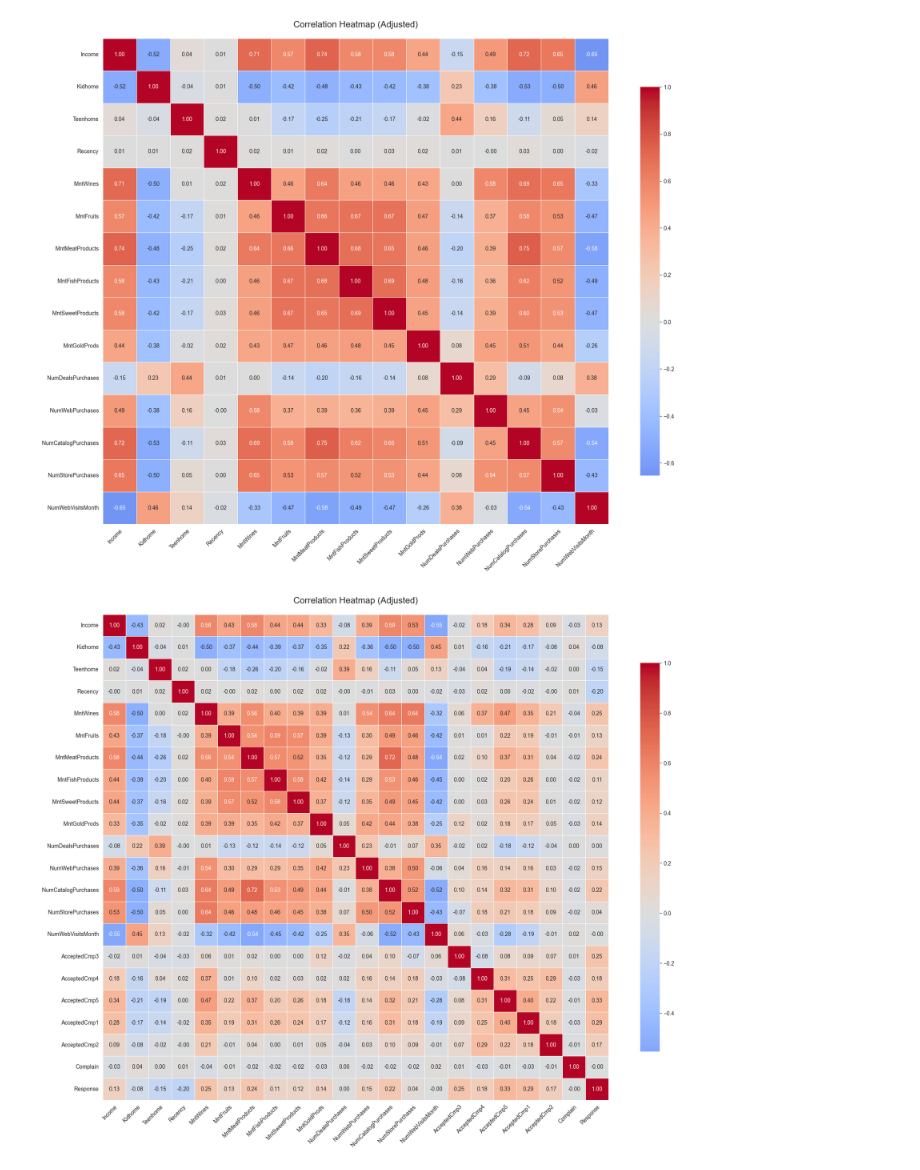
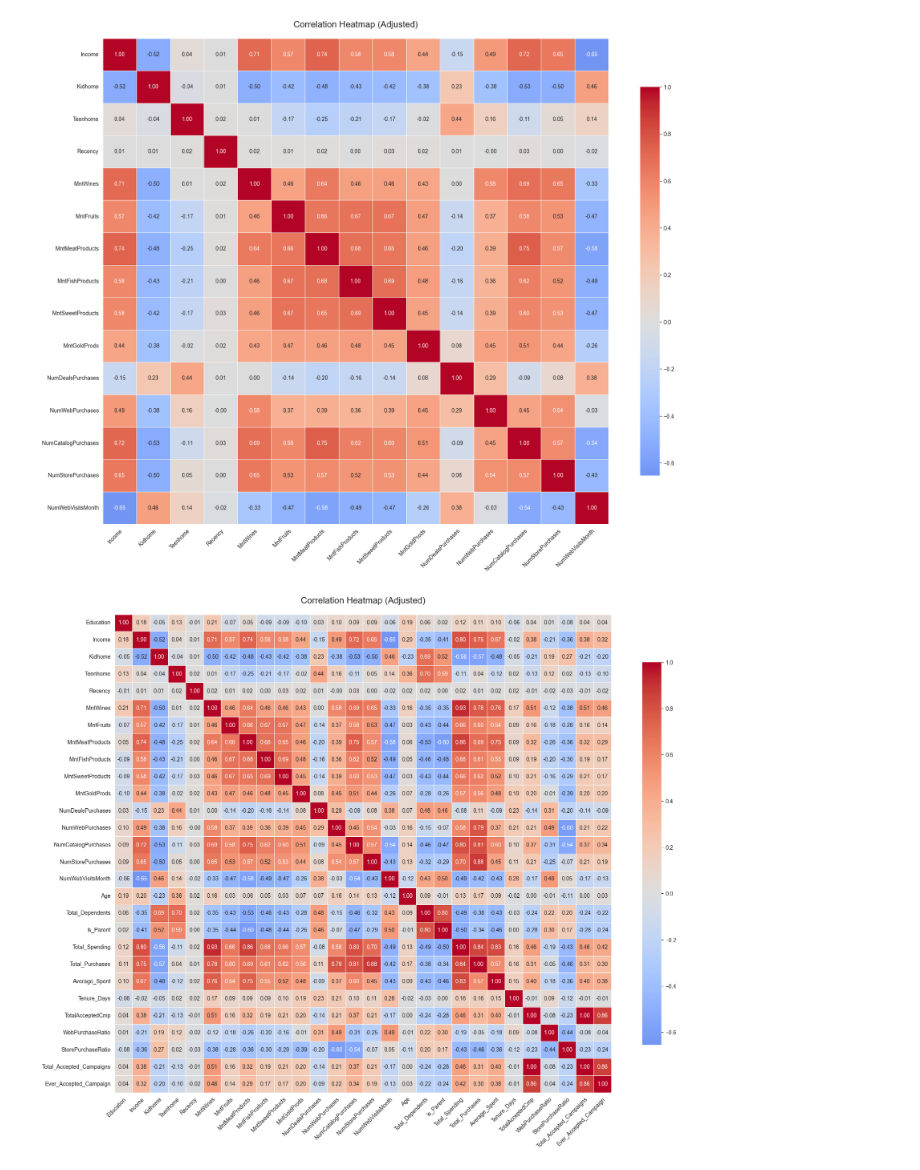
Before and after one commit to martinaainembabazi/GROUP-D-DATA-SCIENCE-PROJECT-ON-CUSTOMER-SEGMENTATION, a Jupyter notebook: customersegmentation.ipynb, the cells around one changed output. Cells and saved outputs as stored; diff of their text form; code cells hidden in the pictures.

```diff
--- a/customersegmentation.ipynb
+++ b/customersegmentation.ipynb
@@ -532,49 +552,47 @@ plt.show()
 # %% [output]
 [figure]
 # %%
-import pandas as pd
-import seaborn as sns
-import matplotlib.pyplot as plt
+
 
 #this is the heatmap for the featured csv
 
 # Load data
-df = pd.read_csv('featured_customer_segmentation_updated.csv')
+df = pd.read_csv('featured_customer_segmentation.csv')
 
 # Select numerical columns (exclude IDs/constants)
 numerical_cols = df.select_dtypes(include=['int64', 'float64']).columns
-cols_to_drop = ['Dt_Customer','TotalAcceptedCmp','Marital_Status','Education']
+cols_to_drop = ['ID','Year_Birth','Dt_Customer','Complain','Response','AcceptedCmp1','AcceptedCmp2','AcceptedCmp3','AcceptedCmp4','AcceptedCmp5']
 numerical_cols = [col for col in numerical_cols if col not in cols_to_drop]
 
 # Calculate correlations
 corr_matrix = df[numerical_cols].corr()
 
 # Set up the plot
 plt.figure(figsize=(18, 14))  # Increased size for more columns
 
 # Create heatmap with adjustments
 heatmap = sns.heatmap(
     corr_matrix,
     annot=True,
     fmt=".2f",
     cmap='coolwarm',
     center=0,
     linewidths=0.5,
     cbar_kws={'shrink': 0.8},
     annot_kws={'size': 10}  # Smaller annotation font
 )
 
 # Rotate and align labels
 plt.xticks(
     rotation=45,
     ha='right',
     rotation_mode='anchor'
 )
 plt.yticks(rotation=0)
 
 # Force tight layout and adjust margins
 plt.tight_layout(pad=2.0)  # Extra padding
 plt.title('Correlation Heatmap (Adjusted)', fontsize=16, pad=20)
 plt.show()
 # %% [output]
-[figure, old version]
+[figure, new version]
```
Also changed, not shown: parts of 33 cells of this notebook.
